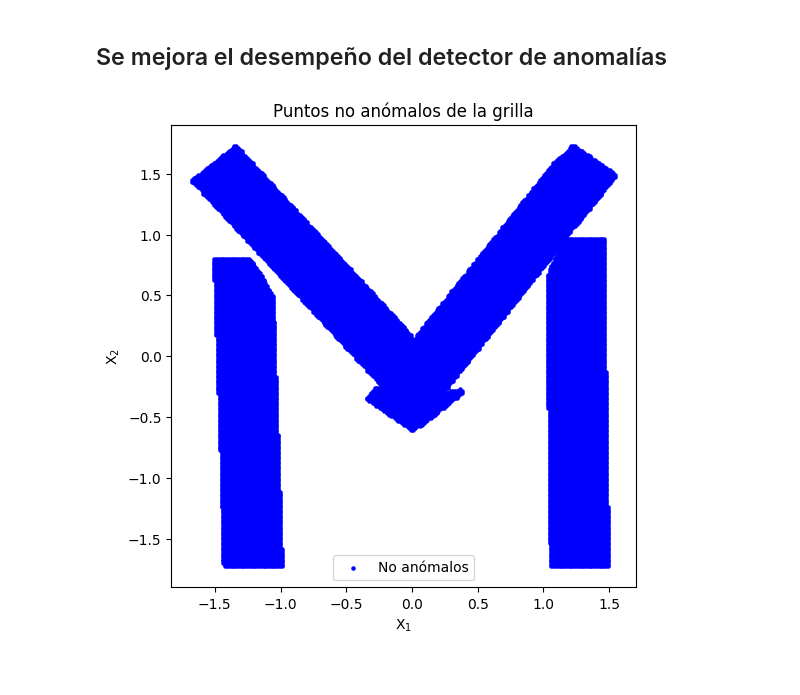
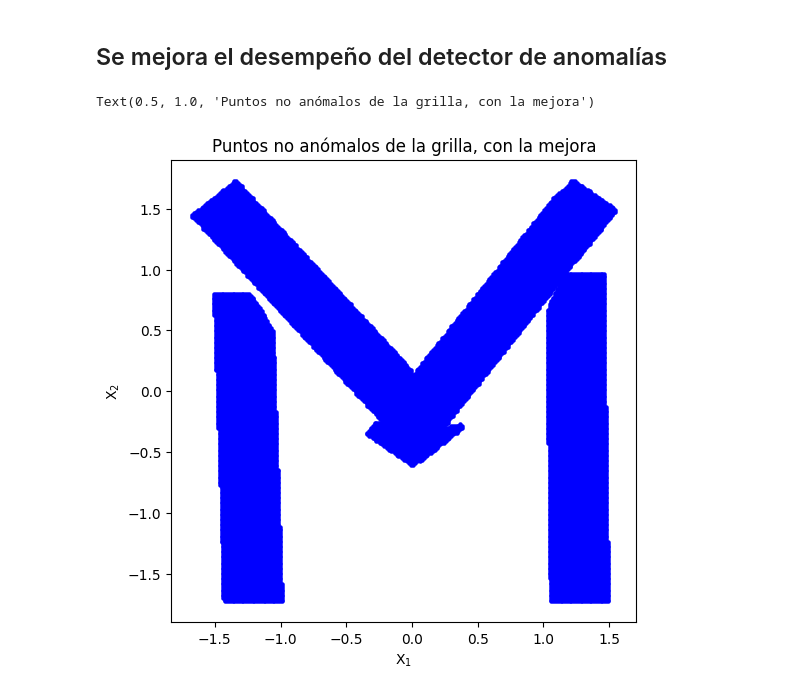
Before and after one commit to Jsar9/Signal-Processing-Workshop, a Jupyter notebook: TPs/TP7/TP7_SARMIENTO_104241.ipynb, the cells around one changed output. Saved outputs shown, nothing was run; the diff lists cells and outputs as text; code cells hidden in the pictures.

```diff
--- a/TPs/TP7/TP7_SARMIENTO_104241.ipynb
+++ b/TPs/TP7/TP7_SARMIENTO_104241.ipynb
@@ -625,34 +624,33 @@ for point in grid_points:
     #Se realiza la transformacion
     U = pca.transform(point.reshape(1, -1))
 
     #Si el punto transformado se encuentra entre el máx y el mín obtenido previamente para este cluster
     if np.all(U > mins[cluster]) and np.all(U < maxs[cluster]):
 
         #Se realiza la reconstruccion
         X_r = pca.inverse_transform(U)
 
         #Se guarda el error cuadratico
         errors.append(np.sum((point - X_r) ** 2))
 
         #Se guarda el dato en la lista
         valid_points.append(point)
 
 
 errors = np.array(errors)
 valid_points = np.array(valid_points)
 
 threshold = 0.05
 #Se toman como no anómalos, los datos donde los puntos válidos, se encuentran debajo del umbral
 not_anomalies = valid_points[errors <= threshold]
 
 
 plt.figure(figsize=(6,6))
 plt.scatter(not_anomalies[:,0], not_anomalies[:,1],
             s=5, c='blue', label='No anómalos')
 plt.xlabel(r'$\text{X}_1$')
 plt.ylabel(r'$\text{X}_2$')
-plt.title('Puntos no anómalos de la grilla')
-plt.legend()
-plt.show()
+plt.title('Puntos no anómalos de la grilla, con la mejora')
 # %% [output]
+Text(0.5, 1.0, 'Puntos no anómalos de la grilla, con la mejora')
-[figure, old version]
+[figure, new version]
```
Also changed, not shown: parts of 2 cells of this notebook.
